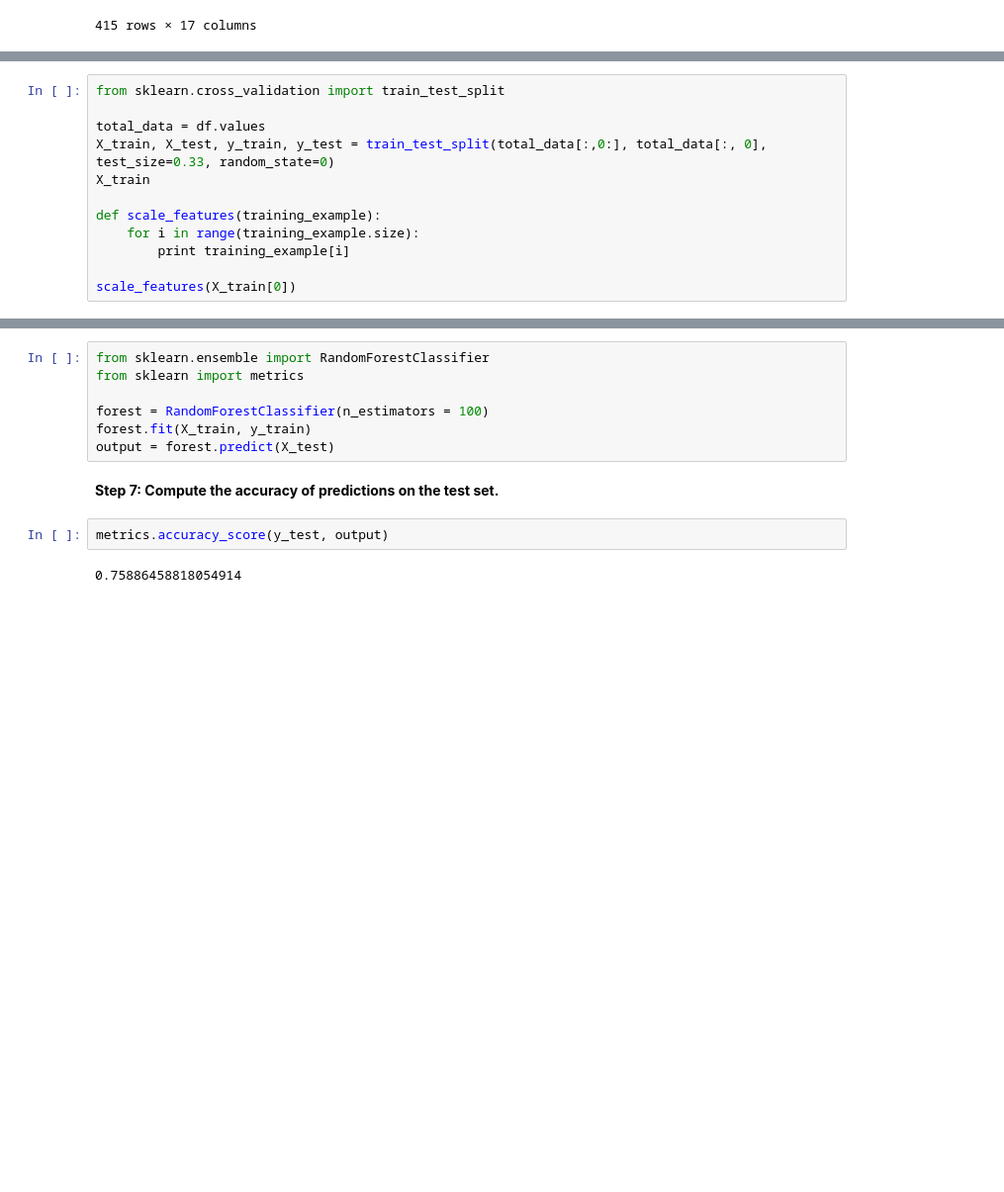
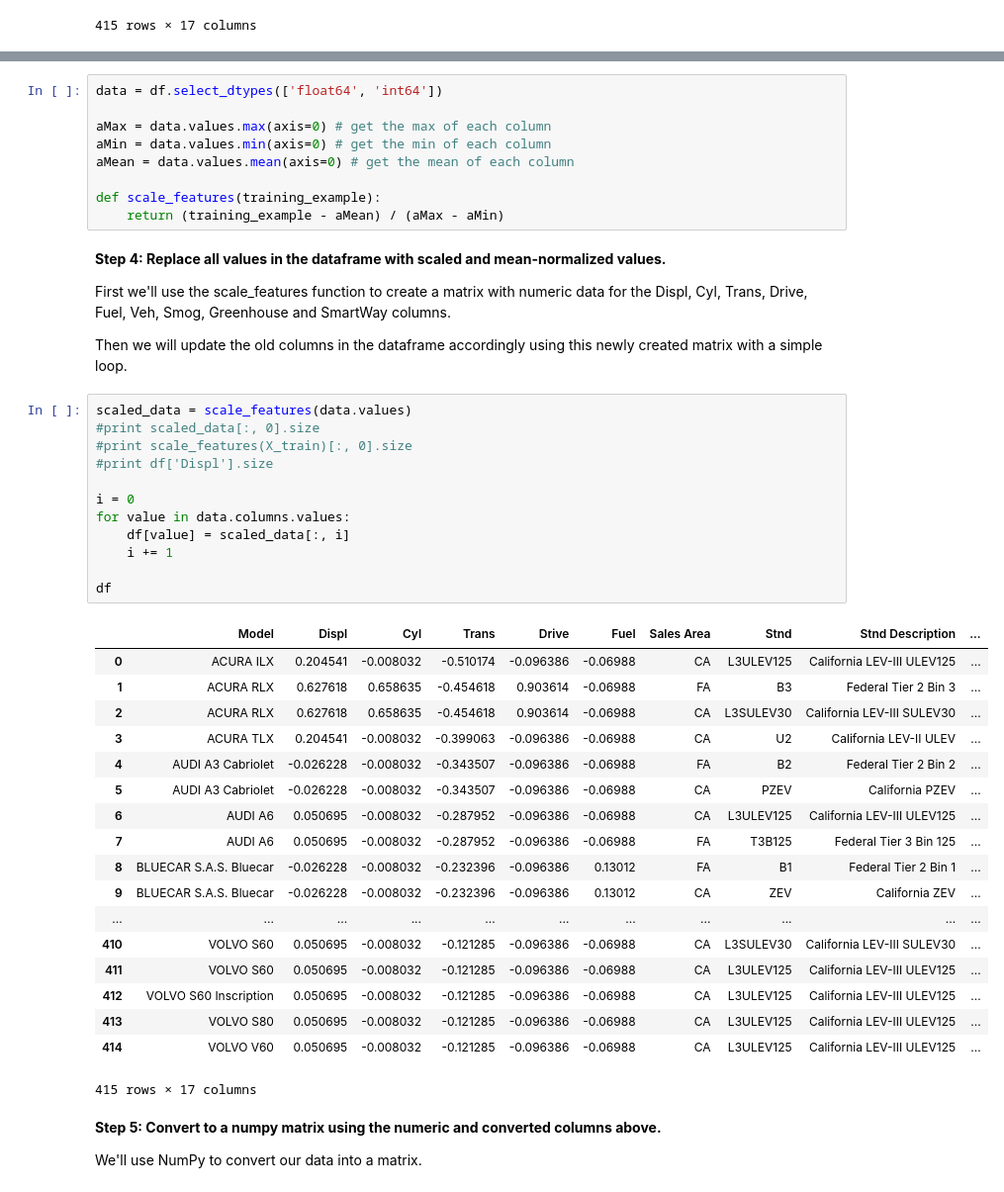
Before and after one commit to rkenmi/LinearRegressionML, a Jupyter notebook: Milage.ipynb, the cells around one changed output, grey strips where cells are left out. Shown at 99% size. Cells and saved outputs as stored; diff of their text form; blank space fills up the shorter version.

```diff
--- a/Milage.ipynb
+++ b/Milage.ipynb
@@ -158,12 +160,0 @@ df
-# %%
-from sklearn.cross_validation import train_test_split
-
-total_data = df.values
-X_train, X_test, y_train, y_test = train_test_split(total_data[:,0:], total_data[:, 0], test_size=0.33, random_state=0)
-X_train
-
-def scale_features(training_example):
-    for i in range(training_example.size):
-        print training_example[i]
-
-scale_features(X_train[0])
@@ -218,13 +161,50 @@ array([[    46,      1, 192835, ...,     48,      0,      0],
-# %%
-from sklearn.ensemble import RandomForestClassifier
-from sklearn import metrics
-
-forest = RandomForestClassifier(n_estimators = 100)
-forest.fit(X_train, y_train)
-output = forest.predict(X_test)
-# %% [markdown]
-<b>Step 7: Compute the accuracy of predictions on the test set.</b>
-# %%
-metrics.accuracy_score(y_test, output)
-# %% [output]
-0.75886458818054914
+# %%
+data = df.select_dtypes(['float64', 'int64'])
+
+aMax = data.values.max(axis=0) # get the max of each column
+aMin = data.values.min(axis=0) # get the min of each column
+aMean = data.values.mean(axis=0) # get the mean of each column
+
+def scale_features(training_example):
+    return (training_example - aMean) / (aMax - aMin)
+# %% [markdown]
+<b>Step 4: Replace all values in the dataframe with scaled and mean-normalized values.</b>
+
+First we'll use the scale_features function to create a matrix with numeric data for the Displ, Cyl, Trans, Drive, Fuel, Veh, Smog, Greenhouse and SmartWay columns.
+
+Then we will update the old columns in the dataframe accordingly using this newly created matrix with a simple loop.
+# %%
+scaled_data = scale_features(data.values)
+#print scaled_data[:, 0].size
+#print scale_features(X_train)[:, 0].size
+#print df['Displ'].size
+
+i = 0
+for value in data.columns.values:
+    df[value] = scaled_data[:, i]
+    i += 1
+
+df
+# %% [output]
+|  | Model | Displ | Cyl | Trans | Drive | Fuel | Sales Area | Stnd | Stnd Description | ... |
+| 0 | ACURA ILX | 0.204541 | -0.008032 | -0.510174 | -0.096386 | -0.06988 | CA | L3ULEV125 | California LEV-III ULEV125 | ... |
+| 1 | ACURA RLX | 0.627618 | 0.658635 | -0.454618 | 0.903614 | -0.06988 | FA | B3 | Federal Tier 2 Bin 3 | ... |
+| 2 | ACURA RLX | 0.627618 | 0.658635 | -0.454618 | 0.903614 | -0.06988 | CA | L3SULEV30 | California LEV-III SULEV30 | ... |
+| 3 | ACURA TLX | 0.204541 | -0.008032 | -0.399063 | -0.096386 | -0.06988 | CA | U2 | California LEV-II ULEV | ... |
+| 4 | AUDI A3 Cabriolet | -0.026228 | -0.008032 | -0.343507 | -0.096386 | -0.06988 | FA | B2 | Federal Tier 2 Bin 2 | ... |
+| 5 | AUDI A3 Cabriolet | -0.026228 | -0.008032 | -0.343507 | -0.096386 | -0.06988 | CA | PZEV | California PZEV | ... |
+| 6 | AUDI A6 | 0.050695 | -0.008032 | -0.287952 | -0.096386 | -0.06988 | CA | L3ULEV125 | California LEV-III ULEV125 | ... |
+| 7 | AUDI A6 | 0.050695 | -0.008032 | -0.287952 | -0.096386 | -0.06988 | FA | T3B125 | Federal Tier 3 Bin 125 | ... |
+| 8 | BLUECAR S.A.S. Bluecar | -0.026228 | -0.008032 | -0.232396 | -0.096386 | 0.13012 | FA | B1 | Federal Tier 2 Bin 1 | ... |
+| 9 | BLUECAR S.A.S. Bluecar | -0.026228 | -0.008032 | -0.232396 | -0.096386 | 0.13012 | CA | ZEV | California ZEV | ... |
+| ... | ... | ... | ... | ... | ... | ... | ... | ... | ... | ... |
+| 410 | VOLVO S60 | 0.050695 | -0.008032 | -0.121285 | -0.096386 | -0.06988 | CA | L3SULEV30 | California LEV-III SULEV30 | ... |
+| 411 | VOLVO S60 | 0.050695 | -0.008032 | -0.121285 | -0.096386 | -0.06988 | CA | L3ULEV125 | California LEV-III ULEV125 | ... |
+| 412 | VOLVO S60 Inscription | 0.050695 | -0.008032 | -0.121285 | -0.096386 | -0.06988 | CA | L3ULEV125 | California LEV-III ULEV125 | ... |
+| 413 | VOLVO S80 | 0.050695 | -0.008032 | -0.121285 | -0.096386 | -0.06988 | CA | L3ULEV125 | California LEV-III ULEV125 | ... |
+| 414 | VOLVO V60 | 0.050695 | -0.008032 | -0.121285 | -0.096386 | -0.06988 | CA | L3ULEV125 | California LEV-III ULEV125 | ... |
+415 rows × 17 columns
+# %% [markdown]
+<b>Step 5: Convert to a numpy matrix using the numeric and converted columns above. </b>
+
+We'll use NumPy to convert our data into a matrix.
```
Also changed, not shown: parts of 11 cells of this notebook.
